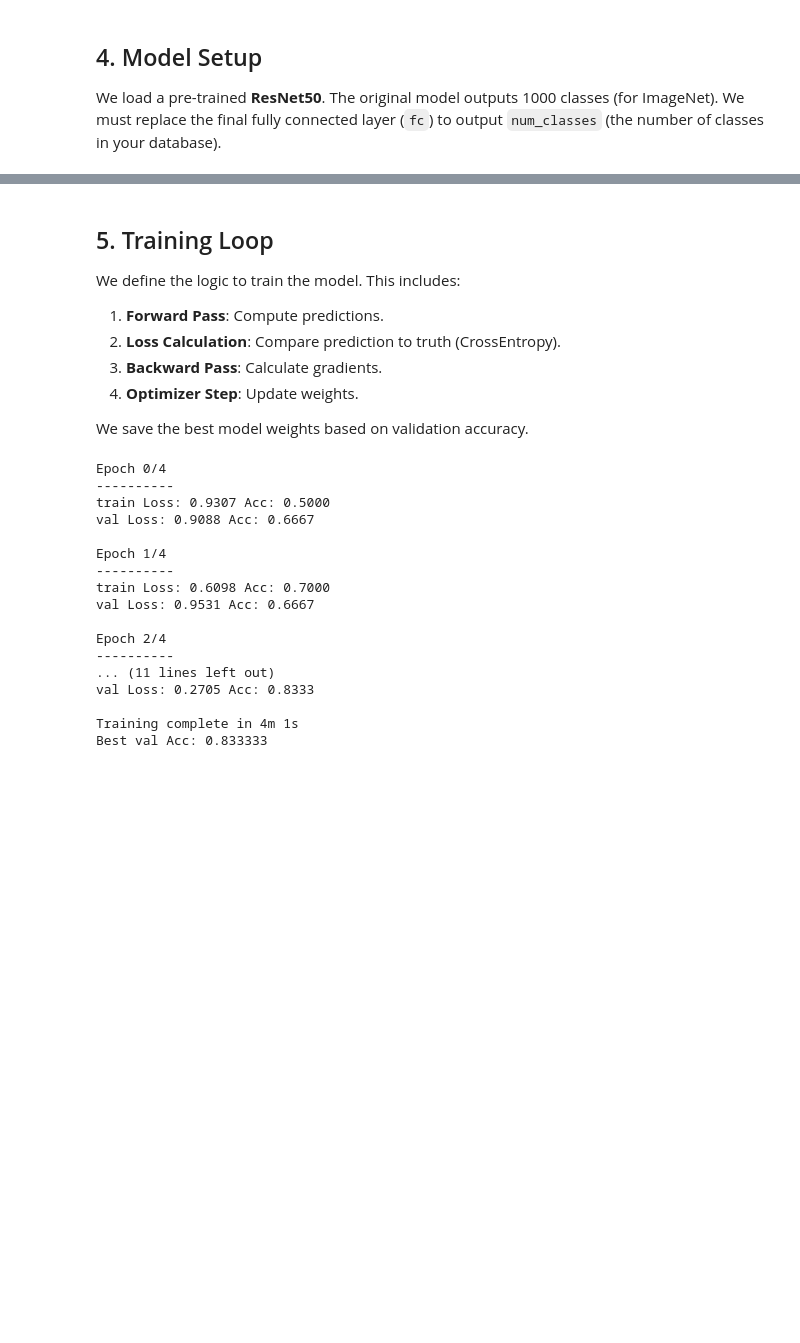
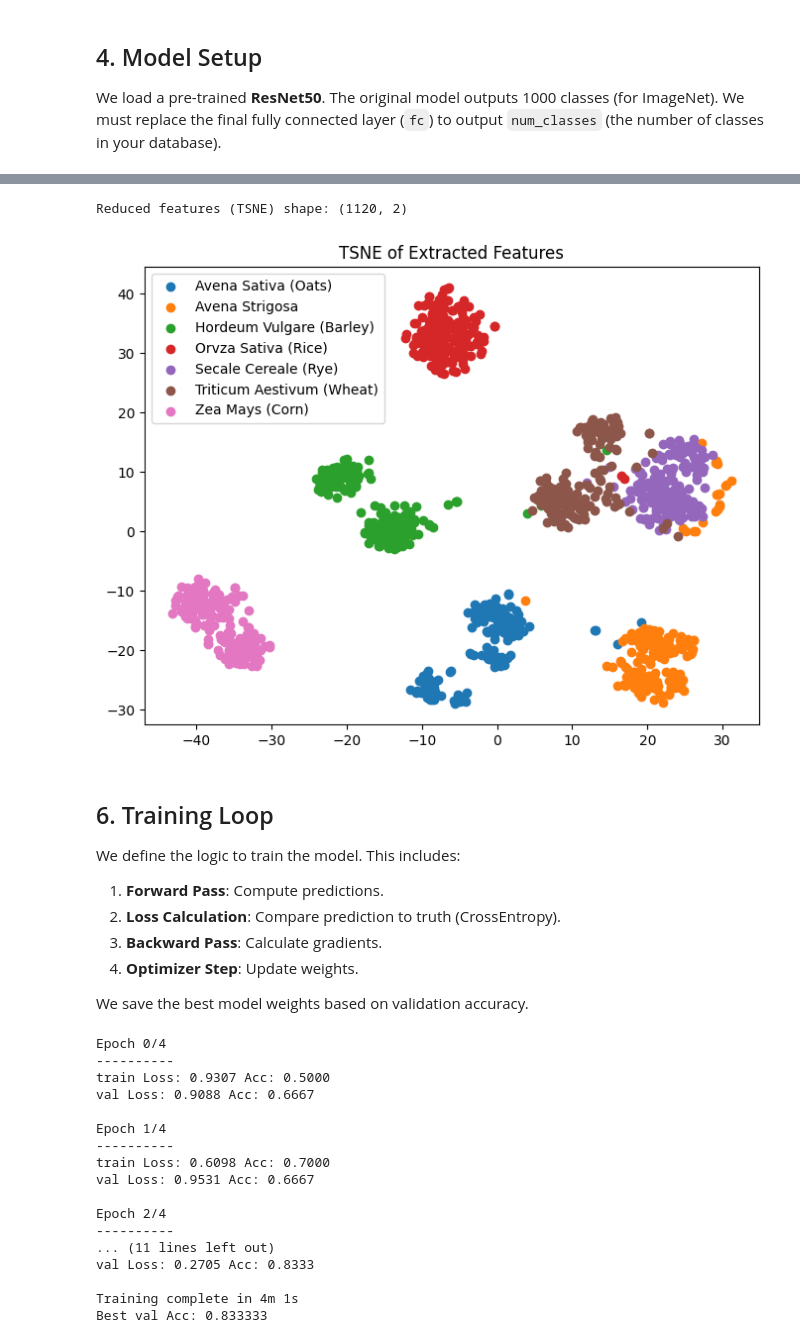
Before and after one commit to Videometer/videometer-toolbox-python, a Jupyter notebook: docs/training_onnx_models.ipynb, the cells around one changed output, grey strips where cells are left out. Drawn from its saved outputs; the diff is of its cells as text; code cells hidden in the pictures; blank space fills up the shorter version.

```diff
--- a/docs/training_onnx_models.ipynb
+++ b/docs/training_onnx_models.ipynb
@@ -131,5 +172,20 @@ Using device: cpu
+# %%
+tsne = TSNE(n_components=2, random_state=42)
+reduced_features_tsne = tsne.fit_transform(features_arr_np)
+print(f"Reduced features (TSNE) shape: {reduced_features_tsne.shape}")
+
+plt.figure(figsize=(8, 6))
+for class_idx in range(num_classes):
+    class_features = reduced_features_tsne[[i for i, s in enumerate(train_samples) if s[1] == class_idx]]
+    plt.scatter(class_features[:, 0], class_features[:, 1], label=class_map[class_idx])
+plt.legend()
+plt.title("TSNE of Extracted Features")
+plt.show()
+# %% [output]
+Reduced features (TSNE) shape: (1120, 2)
+[figure, added]
 # %% [markdown]
-## 5. Training Loop
+## 6. Training Loop
 
 We define the logic to train the model. This includes:
 1.  **Forward Pass**: Compute predictions.
```
Also changed, not shown: parts of 8 cells of this notebook.
